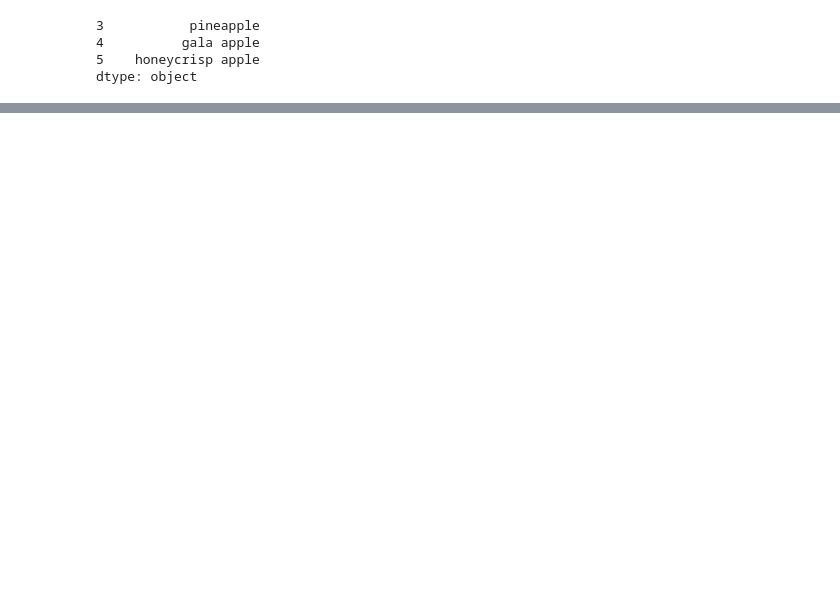
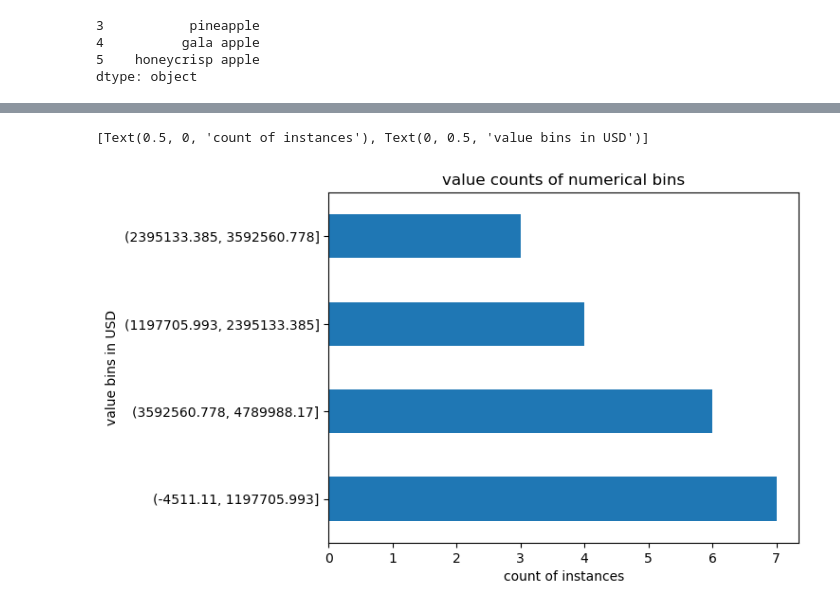
Before and after one commit to gabecavazos/numpy-pandas-visualization-exercises, a Jupyter notebook: pandas_series.ipynb, the cells around one changed output, grey strips where cells are left out. Cells and saved outputs as stored; diff of their text form; code cells hidden in the pictures; blank space fills up the shorter version.

```diff
--- a/pandas_series.ipynb
+++ b/pandas_series.ipynb
@@ -352,0 +638,7 @@ ValueError: The truth value of a Series is ambiguous. Use a.empty, a.bool(), a.i
+# %%
+pd.cut(numbers_float,4).value_counts().plot.barh(
+title = 'value counts of numerical bins').set(
+xlabel = 'count of instances', ylabel='value bins in USD')
+# %% [output]
+[Text(0.5, 0, 'count of instances'), Text(0, 0.5, 'value bins in USD')]
+[figure, added]
```
Also changed, not shown: parts of 51 cells of this notebook, 1 other file.
